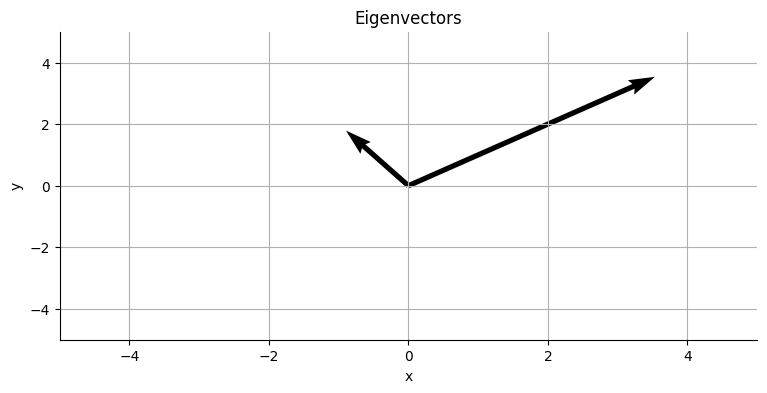
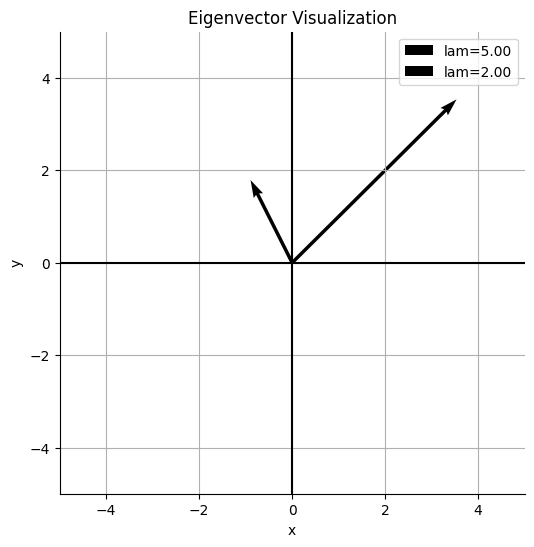
The notebook cell's code change between the first figure and the second:
--- before
+++ after
@@ -6,21 +6,44 @@
 print(f"Eigenvectors (columns):\n{eigenvectors}")
 
+# Verify Av = λv for each eigenpair
 for i in range(len(eigenvalues)):
     v = eigenvectors[:, i]
     lam = eigenvalues[i]
-    assert np.allclose(A @ v, lam * v)
 
-fig, ax = plt.subplots()
+    print(f"\nEigenpair {i+1}")
+    print("A @ v =", A @ v)
+    print("lam * v =", lam * v)
+
+# Plot
+fig, ax = plt.subplots(figsize=(6, 6))
+
+colors = ['blue', 'red']
 
 for i in range(len(eigenvalues)):
     vec = eigenvectors[:, i] * eigenvalues[i]
-    ax.quiver(0, 0, vec[0], vec[1], angles='xy', scale_units='xy', scale=1)
+
+    ax.quiver(
+        0, 0,
+        vec[0], vec[1],
+        angles='xy',
+        scale_units='xy',
+        scale=1,
+        label=f'lam={eigenvalues[i]:.2f}'
+    )
 
 ax.set_xlim(-5, 5)
 ax.set_ylim(-5, 5)
+
+ax.axhline(0, color='black')
+ax.axvline(0, color='black')
+
+ax.grid(True)
+
 ax.set_xlabel("x")
 ax.set_ylabel("y")
-ax.set_title("Eigenvectors")
-plt.grid()
+ax.set_title("Eigenvector Visualization")
+
+ax.legend()
+
 plt.show()
 

Commit: Update Week 1 ML Foundations notebook